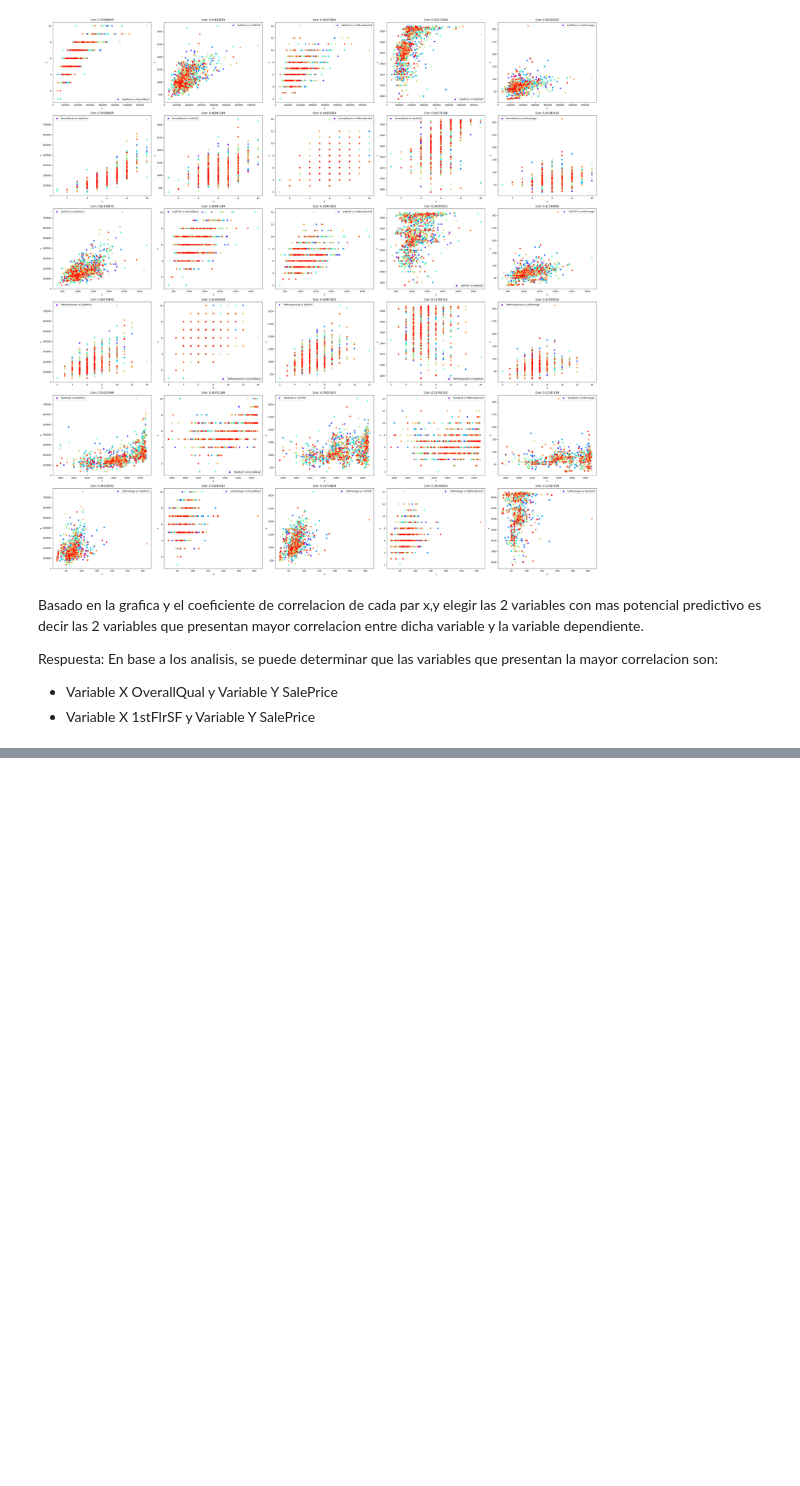
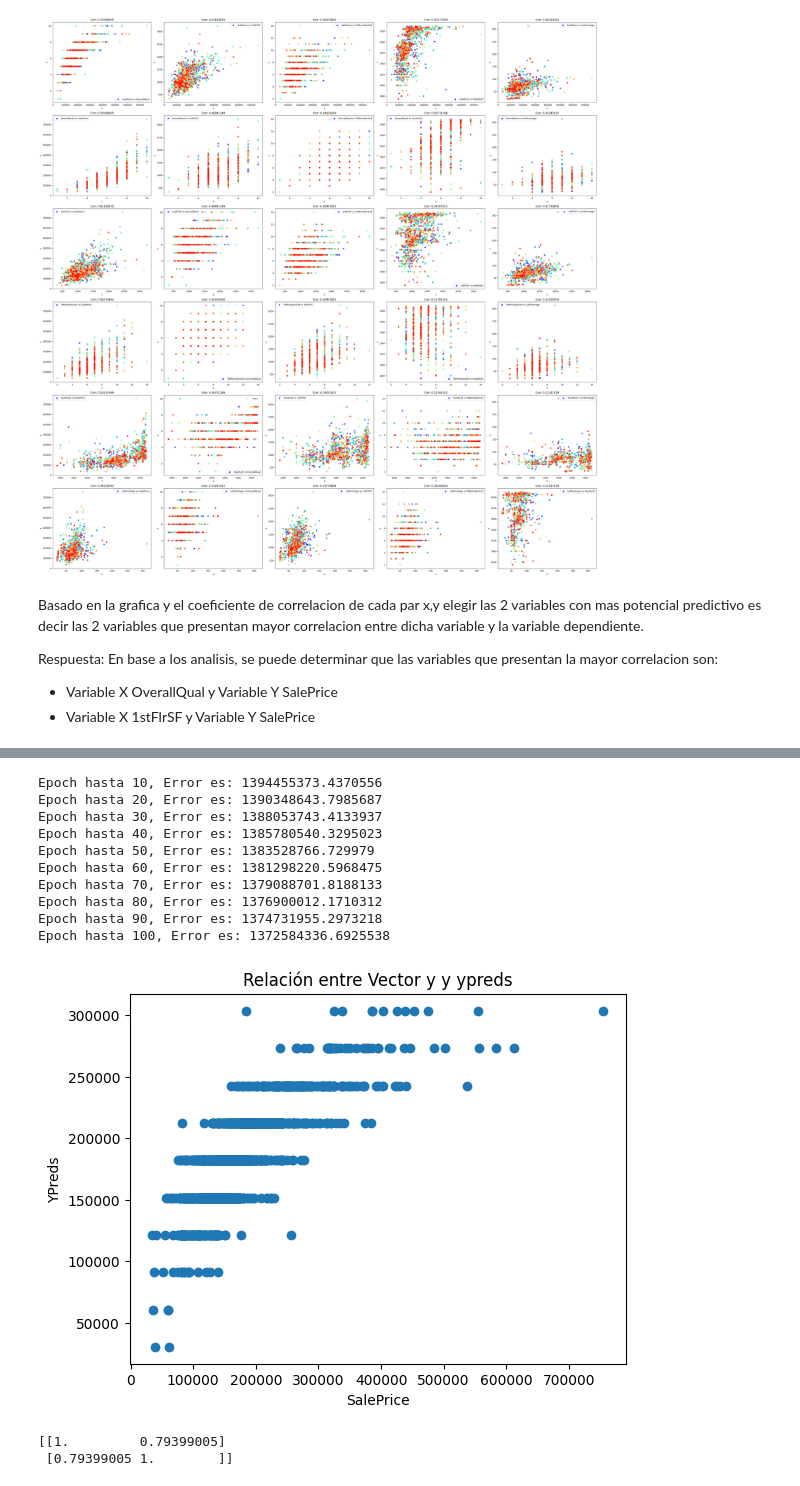
Before and after one commit to herbertreyes13j/proyecto1, a Jupyter notebook: Proyecto1.ipynb, the cells around one changed output, grey strips where cells are left out. Cells and saved outputs as stored; diff of their text form; code cells hidden in the pictures; blank space fills up the shorter version.

Commit message:
Agregando modelo y graficas

```diff
--- a/Proyecto1.ipynb
+++ b/Proyecto1.ipynb
@@ -193,0 +202,55 @@ Respuesta: En base a los analisis, se puede determinar que las variables que pre
+# %%
+def regresion_lineal(VectorX,VectorY,epochs,imprimir_error_cada,alpha):
+    unos = np.ones(len(VectorX))
+    matriz= np.column_stack((unos,VectorX))
+    beta0 = np.random.rand()
+    beta1 = np.random.rand()
+    n=len(VectorY)
+    beta = np.array([beta0, beta1])
+    modelo={}
+    errores = np.zeros(epochs)
+    ypreds = np.zeros(epochs)
+    for i in range(epochs):
+
+        y_pred = np.dot(matriz,beta)
+        error = (1/(2*n)) * np.sum((VectorY - y_pred)**2)
+
+
+        errores[i]=error
+        if (i+1) % imprimir_error_cada == 0:
+            print(f"Epoch hasta {i+1}, Error es: {error}")
+
+        modelo[i]= beta.copy()
+
+        grad_beta0 = (1/n)* np.sum(y_pred-VectorY)
+        grad_beta1 = (1/n)* np.sum((y_pred-VectorY)*VectorX)
+        beta[0]= beta[0] - (alpha* grad_beta0)
+        beta[1]= beta[1] - (alpha * grad_beta1)
+        ypreds=y_pred
+
+    return modelo,errores,ypreds
+
+modelo,errores,ypreds=regresion_lineal(entrenamiento['OverallQual'],entrenamiento['SalePrice'],100,10,0.01)
+
+
+plt.plot(entrenamiento['SalePrice'], ypreds, 'o')
+plt.xlabel('SalePrice')
+plt.ylabel('YPreds')
+plt.title('Relación entre Vector y y ypreds')
+plt.show()
+
+print(np.corrcoef(entrenamiento['SalePrice'],ypreds))
+# %% [output]
+Epoch hasta 10, Error es: 1394455373.4370556
+Epoch hasta 20, Error es: 1390348643.7985687
+Epoch hasta 30, Error es: 1388053743.4133937
+Epoch hasta 40, Error es: 1385780540.3295023
+Epoch hasta 50, Error es: 1383528766.729979
+Epoch hasta 60, Error es: 1381298220.5968475
+Epoch hasta 70, Error es: 1379088701.8188133
+Epoch hasta 80, Error es: 1376900012.1710312
+Epoch hasta 90, Error es: 1374731955.2973218
+Epoch hasta 100, Error es: 1372584336.6925538
+[figure, added]
+[[1.         0.79399005]
+ [0.79399005 1.        ]]
```
Also changed, not shown: parts of 3 cells of this notebook.
